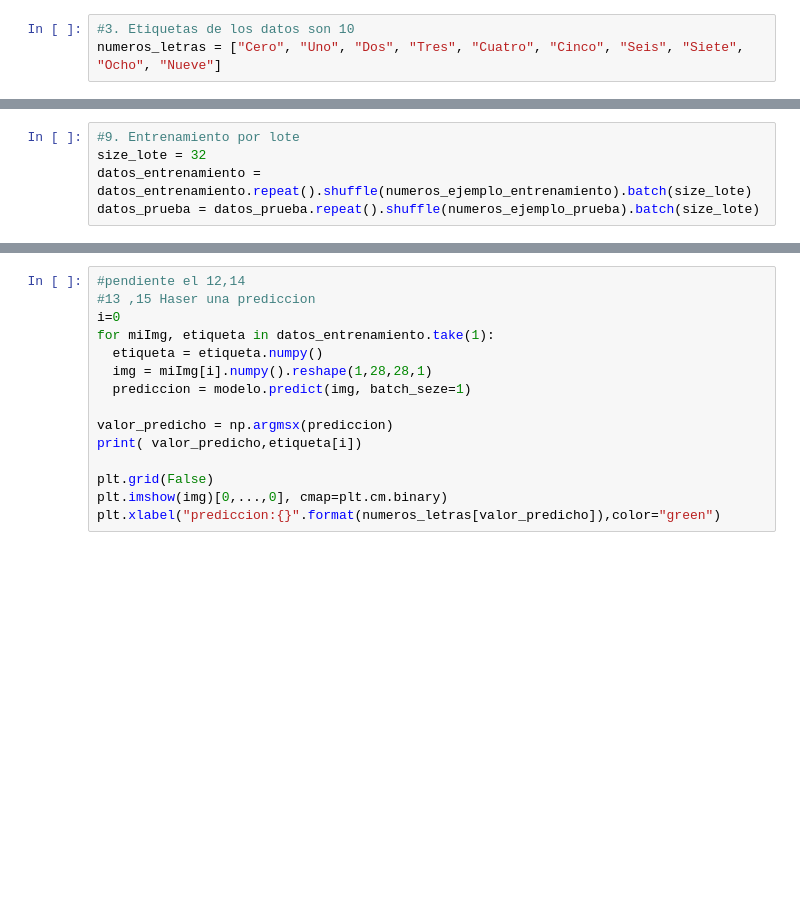
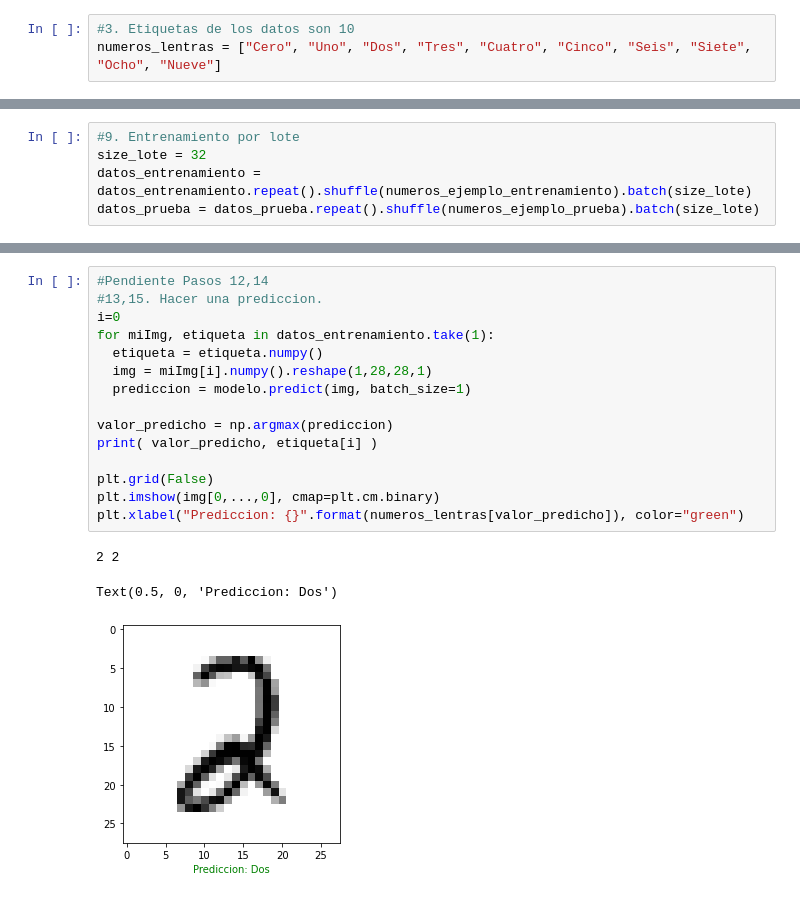
Before and after one commit to Dinadedt/2022, a Jupyter notebook: CICLI#1_MATEMATICOSpython.ipynb, the cells around one changed output, grey strips where cells are left out. Saved outputs shown, nothing was run; the diff lists cells and outputs as text; blank space fills up the shorter version.

```diff
--- a/CICLI#1_MATEMATICOSpython.ipynb
+++ b/CICLI#1_MATEMATICOSpython.ipynb
@@ -814,7 +814,7 @@ Downloading and preparing dataset 11.06 MiB (download: 11.06 MiB, generated: 21.
 Dataset mnist downloaded and prepared to ~/tensorflow_datasets/mnist/3.0.1. Subsequent calls will reuse this data.
 # %%
 #3. Etiquetas de los datos son 10
-numeros_letras = ["Cero", "Uno", "Dos", "Tres", "Cuatro", "Cinco", "Seis", "Siete", "Ocho", "Nueve"]
+numeros_lentras = ["Cero", "Uno", "Dos", "Tres", "Cuatro", "Cinco", "Seis", "Siete", "Ocho", "Nueve"]
 # %%
 #4. obtener la cantidad de datos de entrenamiento y prueba
 print(metadata.splits)
@@ -871,15 +881,19 @@ print("Resultados de 1s pruebas"), test_loss,test_accuracy
 # %%
-#pendiente el 12,14
-#13 ,15 Haser una prediccion
+#Pendiente Pasos 12,14
+#13,15. Hacer una prediccion.
 i=0
 for miImg, etiqueta in datos_entrenamiento.take(1):
   etiqueta = etiqueta.numpy()
   img = miImg[i].numpy().reshape(1,28,28,1)
-  prediccion = modelo.predict(img, batch_seze=1)
+  prediccion = modelo.predict(img, batch_size=1)
 
-valor_predicho = np.argmsx(prediccion)
-print( valor_predicho,etiqueta[i])
+valor_predicho = np.argmax(prediccion)
+print( valor_predicho, etiqueta[i] )
 
 plt.grid(False)
-plt.imshow(img)[0,...,0], cmap=plt.cm.binary)
-plt.xlabel("prediccion:{}".format(numeros_letras[valor_predicho]),color="green")
+plt.imshow(img[0,...,0], cmap=plt.cm.binary)
+plt.xlabel("Prediccion: {}".format(numeros_lentras[valor_predicho]), color="green")
+# %% [output]
+2 2
+Text(0.5, 0, 'Prediccion: Dos')
+[figure, added]
```
Also changed, not shown: parts of 3 cells of this notebook.
